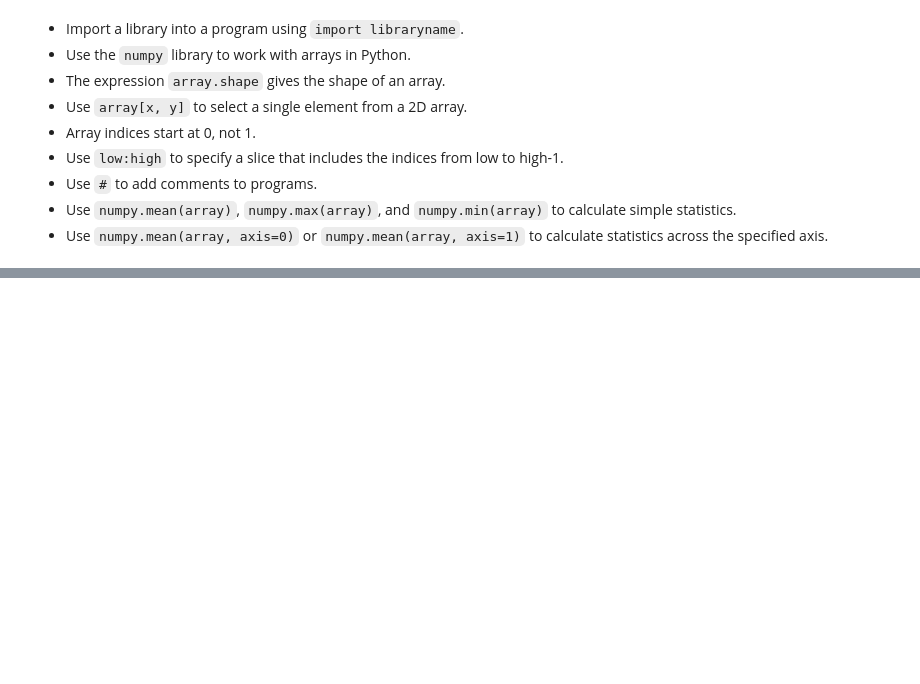
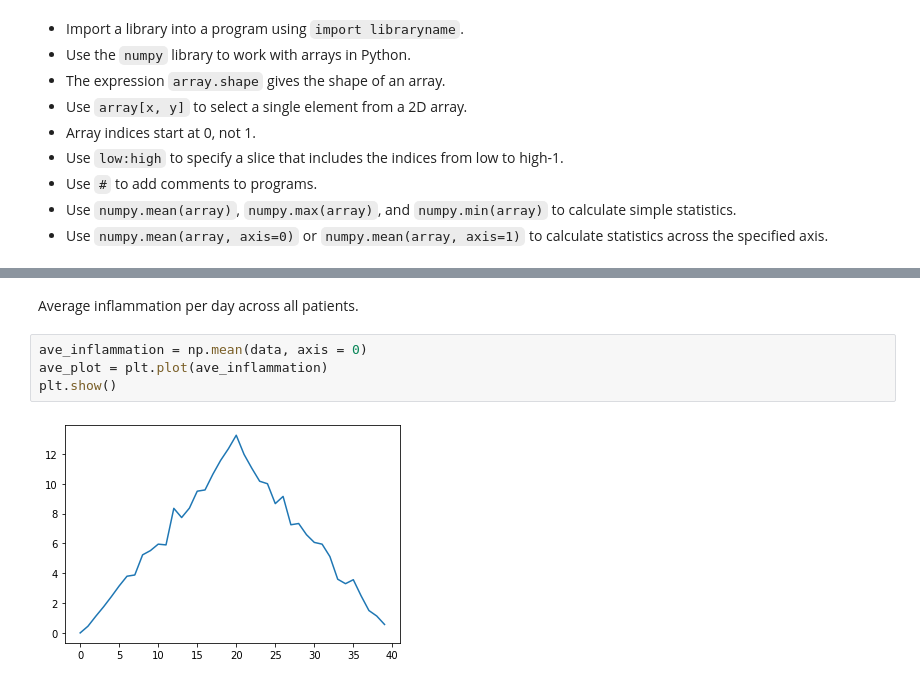
Before and after one commit to davetang/learning_python, a Jupyter notebook: notebook/swc.ipynb, the cells around one changed output, grey strips where cells are left out. Cells and saved outputs as stored; diff of their text form; blank space fills up the shorter version.

```diff
--- a/notebook/swc.ipynb
+++ b/notebook/swc.ipynb
@@ -203,0 +214,8 @@ array([ 7., 12., 11., 10., 11., 13., 10.,  8., 10., 10.,  7.,  7., 13.,
+# %% [markdown]
+Average inflammation per day across all patients.
+# %%
+ave_inflammation = np.mean(data, axis = 0)
+ave_plot = plt.plot(ave_inflammation)
+plt.show()
+# %% [output]
+[figure, added]
```
Also changed, not shown: parts of 45 cells of this notebook.
